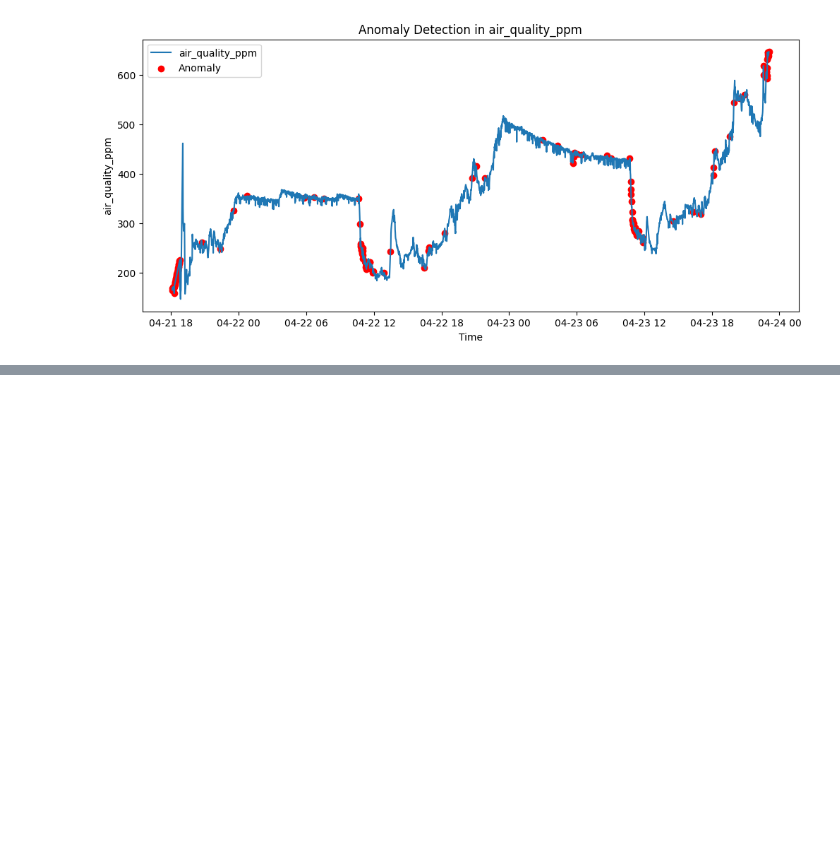
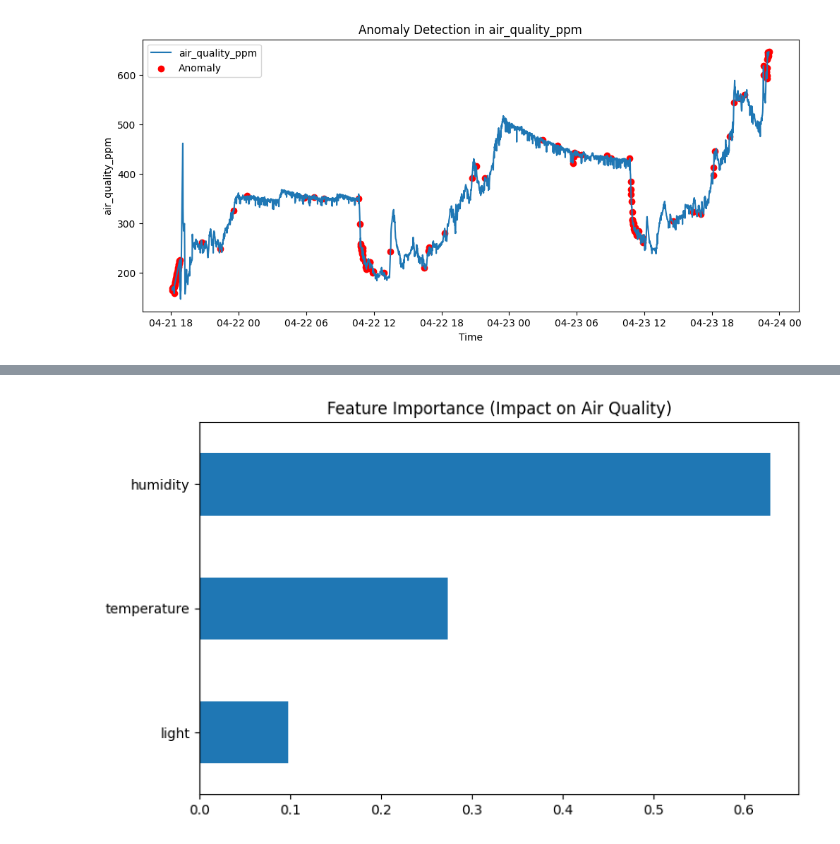
Before and after one commit to shashithenuwara/IOT, a Jupyter notebook: MLmodel.ipynb, the cells around one changed output, grey strips where cells are left out. Cells and saved outputs as stored; diff of their text form; code cells hidden in the pictures; blank space fills up the shorter version.

```diff
--- a/MLmodel.ipynb
+++ b/MLmodel.ipynb
@@ -451,0 +531,6 @@ for col in sensor_cols:
+# %%
+importance3.sort_values().plot(kind='barh', figsize=(8,5))
+plt.title("Feature Importance (Impact on Air Quality)")
+plt.show()
+# %% [output]
+[figure, added]
```
Also changed, not shown: parts of 8 cells of this notebook.
